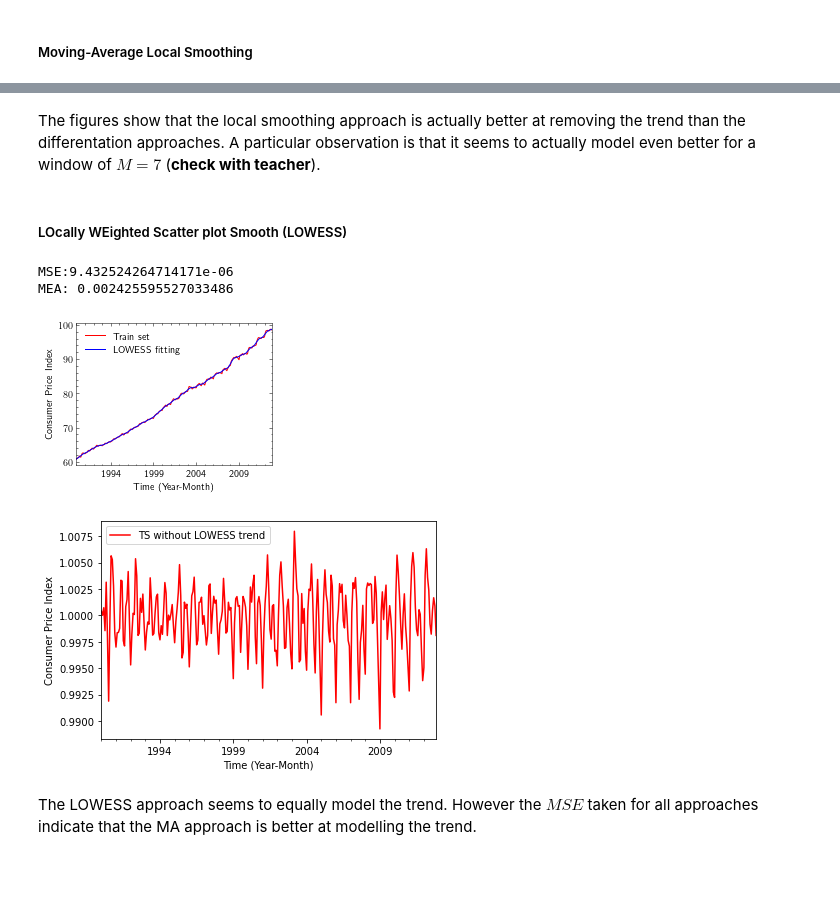
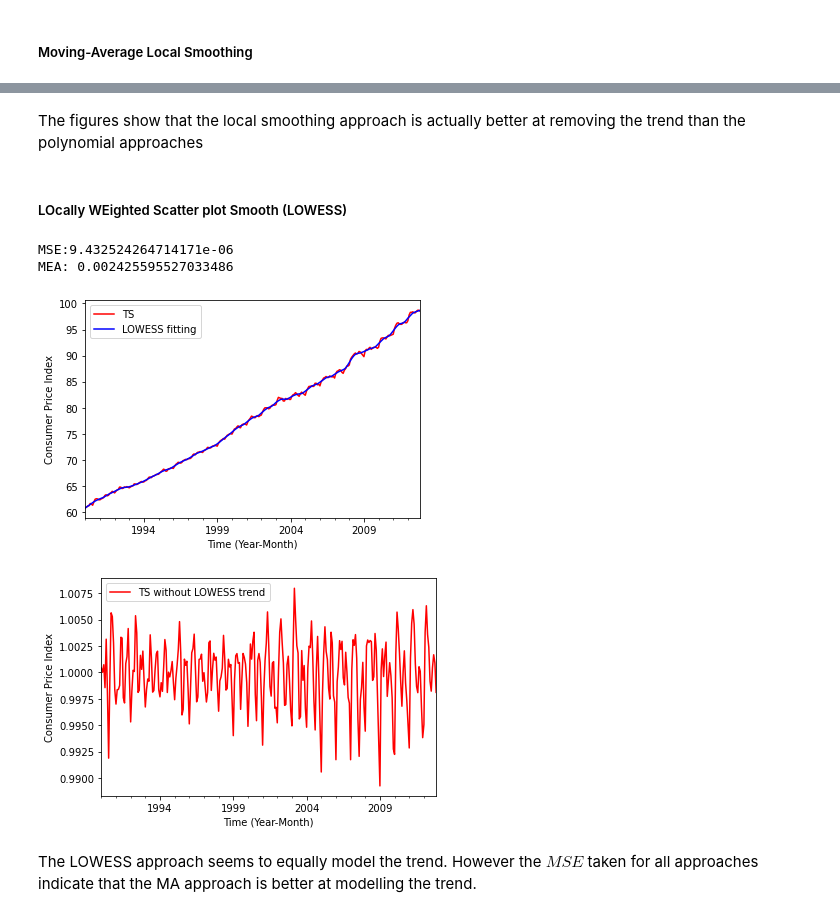
Before and after one commit to pncps99/astp2022, a Jupyter notebook: code.ipynb, the cells around one changed output, grey strips where cells are left out. Saved outputs shown, nothing was run; the diff lists cells and outputs as text; code cells hidden in the pictures; blank space fills up the shorter version.

```diff
--- a/code.ipynb
+++ b/code.ipynb
@@ -162,5 +177,5 @@ print(f'MEA: {np.mean(np.abs(nomasmooth_ts - 1))}')
 # %% [markdown]
-The figures show that the local smoothing approach is actually better at removing the trend than the differentation approaches. A particular observation is that it seems to actually model even better for a window of $M=7$ (**check with teacher**).
+The figures show that the local smoothing approach is actually better at removing the trend than the polynomial approaches
 # %% [markdown]
 ##### LOcally WEighted Scatter plot Smooth (LOWESS)
 # %%
@@ -231,40 +246,41 @@ def loessPass(TSeries,TSeriesE=pd.Series(np.array([])),span=5,timePass=True):
 def lowess(TSeries,span=5,ftype='linear'):
 
     xf=loessPass(TSeries,span=span,timePass=True)
     xf=loessPass(TSeries,TSeriesE=pd.Series(data=xf, index=TSeries.index),span=span,timePass=False)
     xf=pd.Series(data=xf, index=TSeries.index,name="Lowess Fitting")
     return xf
 
 from statsmodels.nonparametric.smoothers_lowess import lowess as lw
 
 lowess_smooth = pd.Series(
     data=lw(ts_train.values, np.arange(len(ts_train.index)), frac=(13.1/275), it=1)[:,1], # 13,1 because lowess uses a fraction of the data as time window, and f=13,1/275 assures that f*275~13 instead of ~12
     index=ts_train.index,
     name='LOWESS fitting')
 
 #lowess_smooth=lowess(ts_train,span=13)
 
-with plt.style.context('science'):
-    plt.figure()
-    ax=ts_train.plot(legend=True,color='r')
-    lowess_smooth.plot(ax=ax,legend=True,color='b')
-    ax.set_ylabel('Consumer Price Index')
-    ax.set_xlabel('Time (Year-Month)')
+#with plt.style.context('science'):
+
+plt.figure()
+ax=ts_train.plot(legend=True,color='r')
+lowess_smooth.plot(ax=ax,legend=True,color='b')
+ax.set_ylabel('Consumer Price Index')
+ax.set_xlabel('Time (Year-Month)')
 
 plt.figure()
 nolowesssmooth_ts = ts_train/lowess_smooth
 nolowesssmooth_ts.name = "TS without LOWESS trend"
 ax=nolowesssmooth_ts.plot(legend=True,color='r')
 ax.set_ylabel('Consumer Price Index')
 ax.set_xlabel('Time (Year-Month)')
 
 # take the MSE
 print(f'MSE:{np.mean((nolowesssmooth_ts - 1)**2)}')
 print(f'MEA: {np.mean(np.abs(nolowesssmooth_ts - 1))}')
 # %% [output]
 MSE:9.432524264714171e-06
 MEA: 0.002425595527033486
-[figure, old version]
+[figure, new version]
 [figure]
 # %% [markdown]
 The LOWESS approach seems to equally model the trend. However the $MSE$ taken for all approaches indicate that the MA approach is better at modelling the trend.
```
Also changed, not shown: parts of 11 cells of this notebook, 4 other files.
